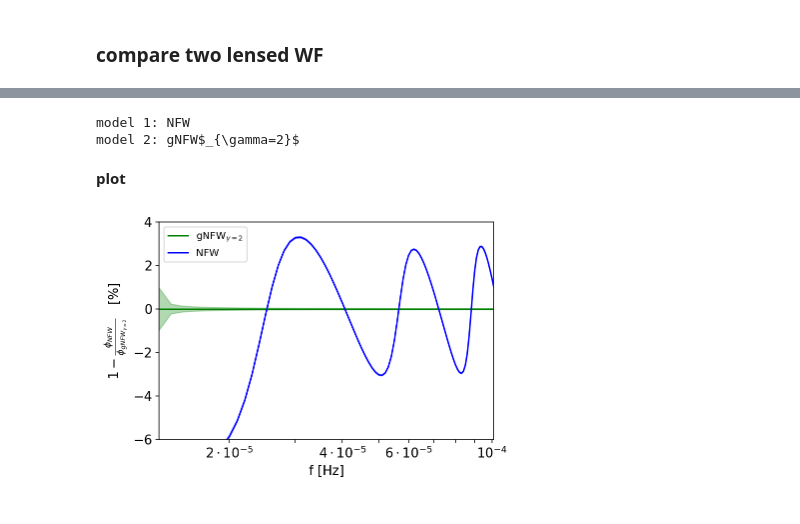
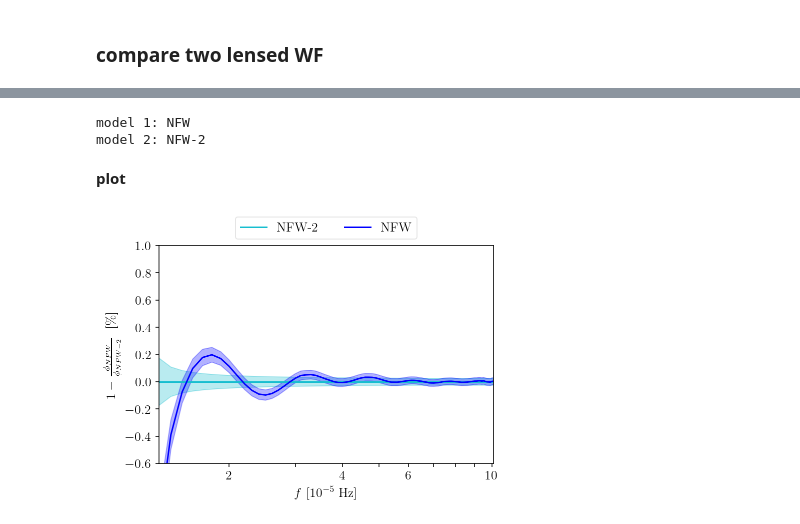
Before and after one commit to PaoloCremo/lensing, a Jupyter notebook: lens_models/phase.ipynb, the cells around one changed output, grey strips where cells are left out. Saved outputs shown, nothing was run; the diff lists cells and outputs as text; code cells hidden in the pictures.

```diff
--- a/lens_models/phase.ipynb
+++ b/lens_models/phase.ipynb
@@ -172,0 +199,18 @@ fig.legend(ncol=4,loc='lower center',bbox_to_anchor=(0.5,.9),fontsize=fontsz,fra
+# %%
+plt.figure()
+for i in range(5):
+    plt.plot(fr, np.angle(ampsFP[i]), c=colors[i], label=labels[i])
+
+plt.xlim(9e-6, 1.2e-4)
+# plt.ylim(-.35, .28)
+plt.xscale('log')
+# plt.legend(ncol=4,loc='lower center',bbox_to_anchor=(0.5,1.),fontsize=fontsz,framealpha=0.5)
+# plt.legend(ncol=2, fontsize=fontssz, framealpha=0., loc="lower left")
+plt.legend(ncol=3,loc='lower center',bbox_to_anchor=(0.5,1.),fontsize=fontsz,framealpha=0.5)
+plt.xlabel('$f$ [Hz]', fontsize=fontSz)
+plt.ylabel('$\phi_{AF}$', fontsize=fontSz)
+plt.tick_params(axis='both',which='both',direction='out',labelsize=fontsz)
+# plt.xticks([1, 10], [1,10])
+# plt.savefig(path_home+'/Dropbox/PhD/plots/lens_masses/phases.png',
+#             dpi=300, format='png', transparent=True, bbox_inches="tight")
+plt.show()
@@ -302,6 +336,6 @@ print(labels)#.replace('$', ''))
 # %%
 lm1 = 1
-lm2 = 2
+lm2 = 3
 print('model 1: {}\nmodel 2: {}\n'.format(labels[lm1], labels[lm2]))
 
 #%% calculate error of normalized phases
@@ -330,67 +364,53 @@ ea2 = (ps_wfL[lm2]/norm * er2)/2
 eau = (ps_t/norm*eru)/2
 # %% [output]
 model 1: NFW
-model 2: gNFW$_{\gamma=2}$
+model 2: NFW-2
 # %% [markdown]
 __plot__
 # %%
-fig = plt.figure()
+fig = plt.figure()#figsize=[16,6])
 ax = fig.add_subplot(111)
 
 
 # lensed 2
-# '''
+
 plt.fill_between(hpt.sample_frequencies, ((1-ps_wfL[lm2]/norm)-ea2)*100, (1-(ps_wfL[lm2]/norm)+ea2)*100,
                  color=colors[lm2], alpha=0.3)#, label='$\\rho=%i$'%(rho2))
 # plt.fill_between(hpt.sample_frequencies, ((1-ps_wfL2/norm)-ea12)*100, ((1-ps_wfL2/norm)+ea12)*100, color=c2, alpha    =0.4)
 plt.plot(hpt.sample_frequencies, (1-ps_wfL[lm2]/norm)*100, c=colors[lm2], label=labels[lm2])
-# '''
 
 
 # lensed 1
 
-# '''
 plt.fill_between(hpt.sample_frequencies, ((1-ps_wfL[lm1]/norm)-ea1)*100, ((1-ps_wfL[lm1]/norm)+ea1)*100,
                  color=colors[lm1], alpha=0.3)#, label='$\\rho=%i$'%(rho2))
 # plt.fill_between(hpt.sample_frequencies, ((1-ps_wfL1/norm)-ea11)*100, ((1-ps_wfL1/norm)+ea11)*100, color=c1, alpha    =0.4)
 plt.plot(hpt.sample_frequencies, (1-(ps_wfL[lm1]/norm))*100, c=colors[lm1], label=labels[lm1])
-# '''
 
-# unlensed
-'''
-plt.plot(hpt.sample_frequencies, (1-ps_t/norm)*100, linewidth=2, c='k', label='unlensed')
-plt.fill_between(hpt.sample_frequencies, ((1-ps_t/norm)-eau.data)*100, ((1-ps_t/norm)+eau.data)*100, color='k', alph    a=0.2)
-# plt.fill_between(hpt.sample_frequencies, (-eau1.data)*100, (eau1.data)*100, color='k', alpha=0.2)
-# plt.plot(hpt.sample_frequencies, ps_tdeg/norm, '--', linewidth=1,  c='r', label='un - $z=0.8$')
-# plt.hlines(0, 10**-5, 2*10**-4, color='k', label='unlensed')
-'''
 
 plt.xlim(1.3*10**-5, 1.01*10**-4)
 # plt.xlim(2e-5, 1.01e-4)
-plt.ylim(-6, 4)
+plt.ylim(-.6, 1)
 
-
-# plt.grid()
-plt.xlabel('f [Hz]', fontsize = fontsz)
-# plt.ylabel('$\phi/\phi_{unlensed}$')
-# plt.ylabel('$\phi$ [rad]', fontsize = fontsz)
-plt.ylabel('$1-\\frac{\phi_{%s}}{\phi_{%s}}~$  [%%]'%(labels[lm1].replace('$', ''), labels[lm2].replace('$', '')), fontsize = fontsz)
+plt.xlabel('$f$ [$10^{-5}$ Hz]', fontsize = fontsz)
+plt.ylabel('$1-\\frac{\phi_{%s}}{\phi_{%s}}~$  [%s]'
+           %(labels[lm1].replace('$', ''), labels[lm2].replace('$', ''), '\%'), fontsize = fontsz)
 
 plt.xscale('log')
 
 xt = [x*10**-5 for x in range(2,11)]
-plt.xticks(xt, labels=['$2\cdot10^{-5}$', '', '$4\cdot10^{-5}$','','$6\cdot10^{-5}$', '', '', '', '$10^{-4}$'])
+# plt.xticks(xt, labels=['$2\cdot10^{-5}$', '', '$4\cdot10^{-5}$','','$6\cdot10^{-5}$', '', '', '', '$10^{-4}$'])
+plt.xticks(xt, labels=['$2$', '', '$4$','','$6$', '', '', '', '$10$'])
 
 # plt.legend(ncol=4,loc='lower center',bbox_to_anchor=(0.5,1.),fontsize=fontsz,framealpha=0.5)
 plt.tick_params(axis='both',which='both',direction='out',labelsize=fontsz)
 
 # inset
-plt.legend()
+plt.legend(ncol=2,loc='lower center',bbox_to_anchor=(0.5,1.),fontsize=fontsz,framealpha=0.5)
+
+# %% save plot
+# plt.savefig(path_home+'/Dropbox/PhD/plots/lens_masses/phase_shift_'+labels[lm1]+'vs'+labels[lm2]+'_perNL.png',
+#             dpi=300, format='png', bbox_inches="tight")#, transparent=True
 plt.show()
-# %% save plot
-# plt.savefig('/home/paolo/Dropbox/PhD/plots/lens_masses/phase_shift_'+l1+'_perc.png',
-# plt.savefig('/home/paolo/Dropbox/PhD/plots/lens_masses/phase_shift_'+l1+'vs'+l2+'_perNL.png',
-#             dpi=300, format='png', bbox_inches="tight")#, transparent=True
-# plt.close()
 # %% [output]
-[figure, old version]
+[figure, new version]
```
Also changed, not shown: parts of 16 cells of this notebook.
